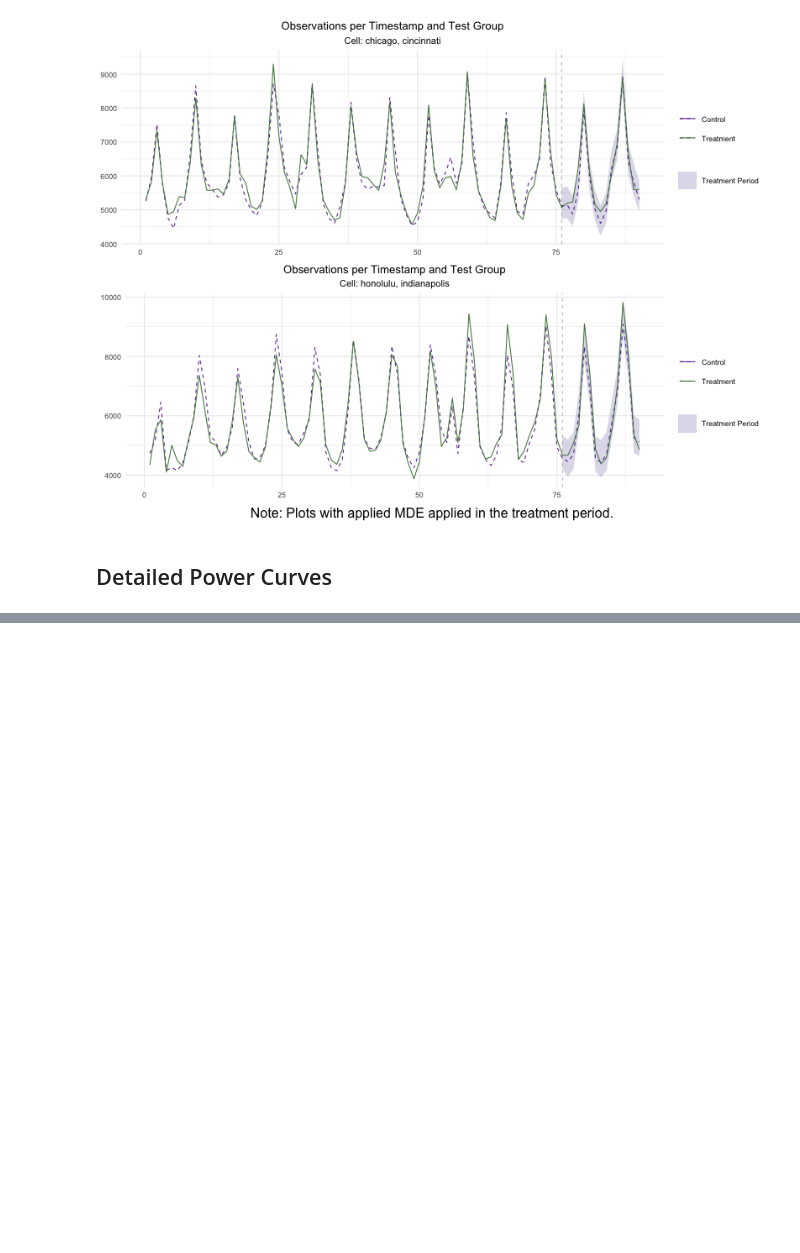
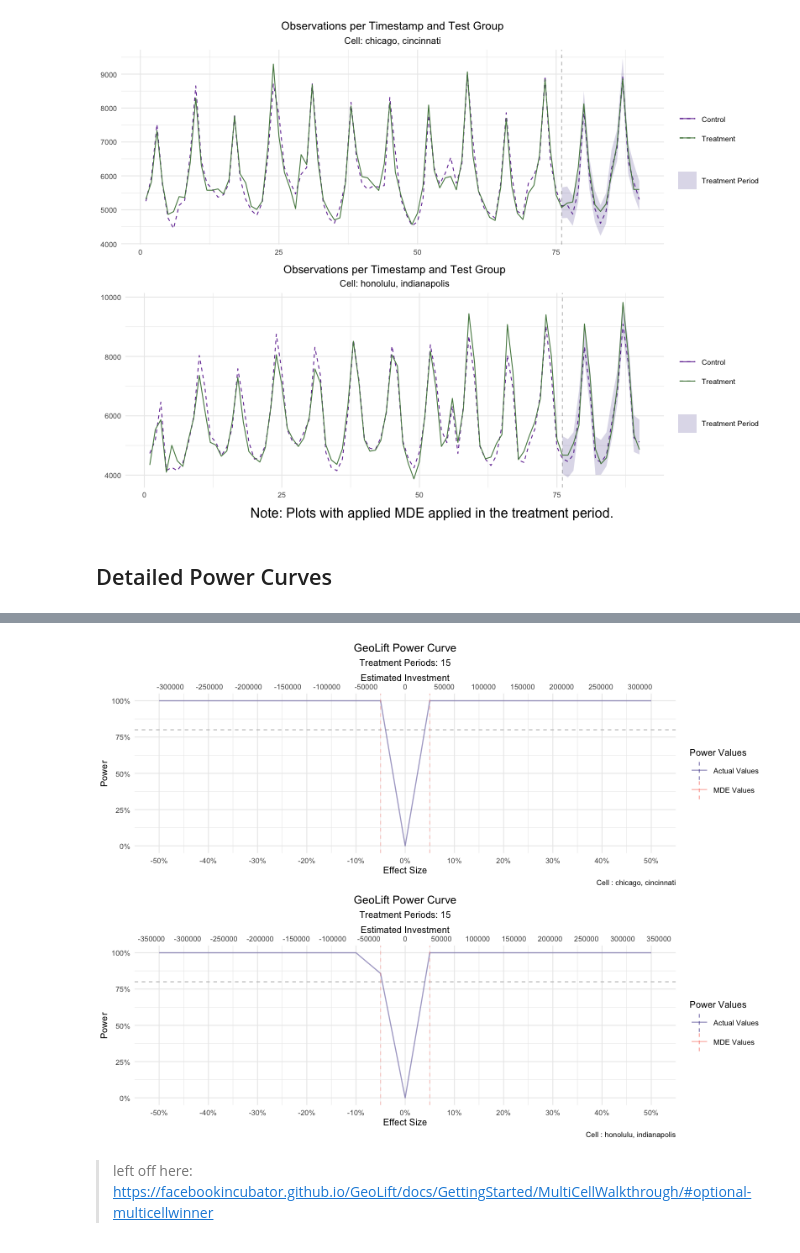
Before and after one commit to ryanlrappa/geo-testing, a Jupyter notebook: rr-0.1-geo-testing-dev-multi-cell.ipynb, the cells around one changed output, grey strips where cells are left out. Drawn from its saved outputs; the diff is of its cells as text; code cells hidden in the pictures; blank space fills up the shorter version.

Commit message:
adding multicell functionality

```diff
--- a/rr-0.1-geo-testing-dev-multi-cell.ipynb
+++ b/rr-0.1-geo-testing-dev-multi-cell.ipynb
@@ -171,0 +261,7 @@ R[write to console]: You can include dates in your chart if you supply the end d
+# %%
+make_market_deep_dive_plot_multicell(r, market_ids=[1, 3], lookback_window=7, inline=True)
+# %% [output]
+[figure, added]
+# %% [markdown]
+>left off here:\
+https://facebookincubator.github.io/GeoLift/docs/GettingStarted/MultiCellWalkthrough/#optional-multicellwinner
```
Also changed, not shown: parts of 4 cells of this notebook, 1 other file.
